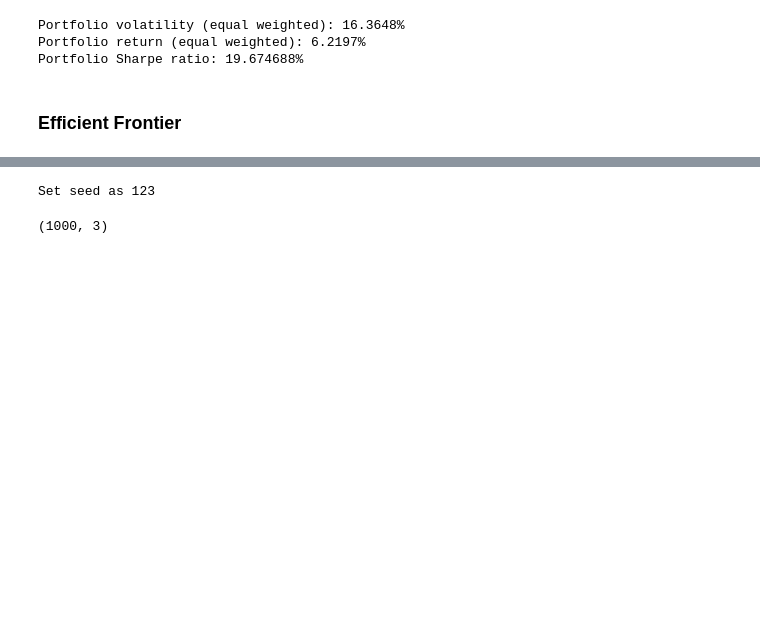
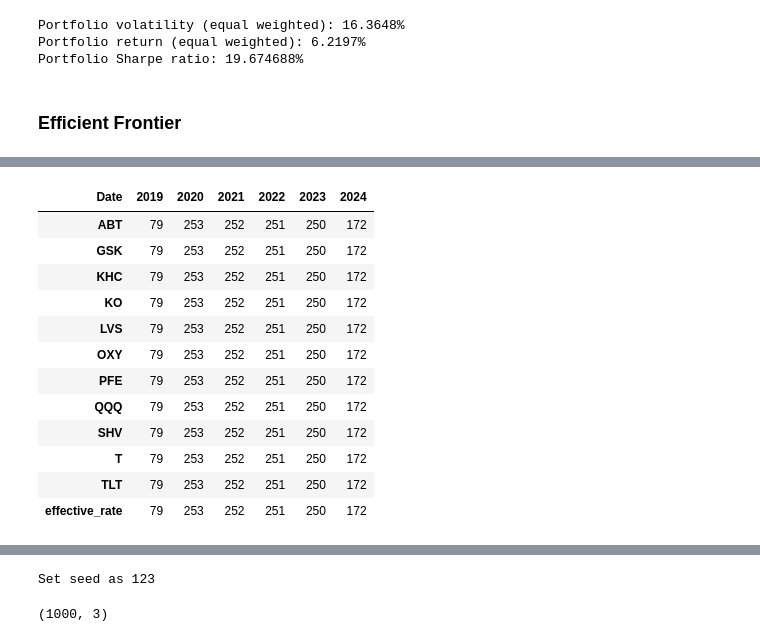
Before and after one commit to lcs-w/personal-portfolio-balancer, a Jupyter notebook: MPT.ipynb, the cells around one changed output, grey strips where cells are left out. Drawn from its saved outputs; the diff is of its cells as text; code cells hidden in the pictures; blank space fills up the shorter version.

```diff
--- a/MPT.ipynb
+++ b/MPT.ipynb
@@ -323,3 +326,21 @@ array([0.09090909, 0.09090909, 0.09090909, 0.09090909, 0.09090909,
+# %%
+port.daily_returns().pivot_table(
+    columns=port.daily_excess_returns().index.year, aggfunc="count"
+)
+# %% [output]
+| Date | 2019 | 2020 | 2021 | 2022 | 2023 | 2024 |
+| ABT | 79 | 253 | 252 | 251 | 250 | 172 |
+| GSK | 79 | 253 | 252 | 251 | 250 | 172 |
+| KHC | 79 | 253 | 252 | 251 | 250 | 172 |
+| KO | 79 | 253 | 252 | 251 | 250 | 172 |
+| LVS | 79 | 253 | 252 | 251 | 250 | 172 |
+| OXY | 79 | 253 | 252 | 251 | 250 | 172 |
+| PFE | 79 | 253 | 252 | 251 | 250 | 172 |
+| QQQ | 79 | 253 | 252 | 251 | 250 | 172 |
+| SHV | 79 | 253 | 252 | 251 | 250 | 172 |
+| T | 79 | 253 | 252 | 251 | 250 | 172 |
+| TLT | 79 | 253 | 252 | 251 | 250 | 172 |
+| effective_rate | 79 | 253 | 252 | 251 | 250 | 172 |
 # %%
 %timeit port.sharpe_ratio()
 # %% [output]
```
Also changed, not shown: parts of 12 cells of this notebook.
